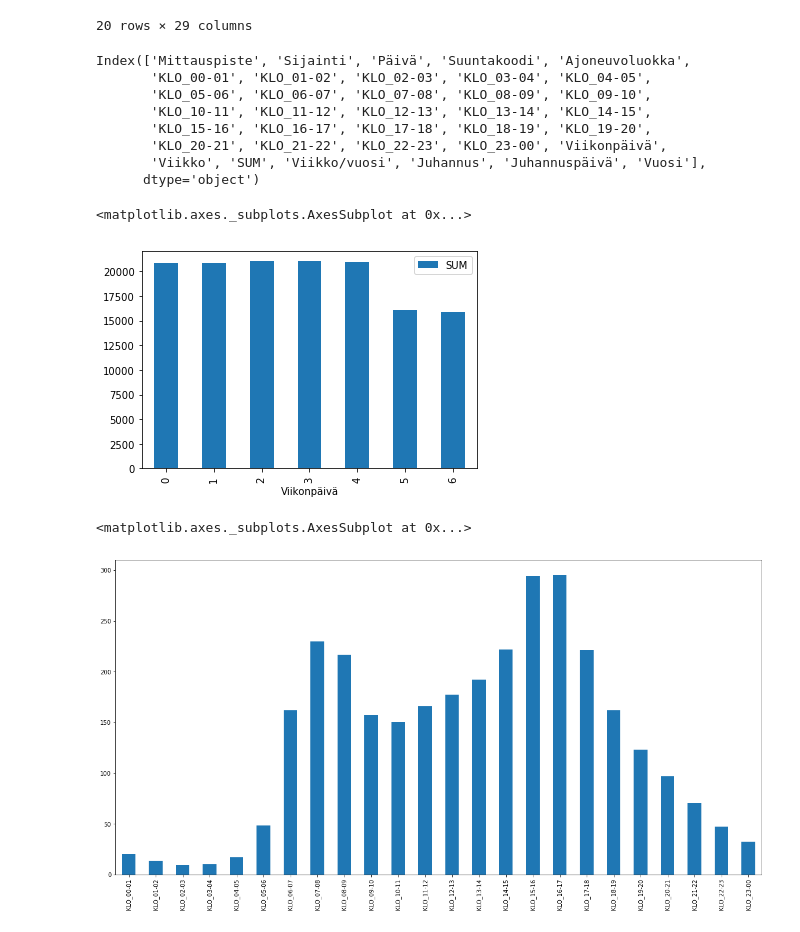
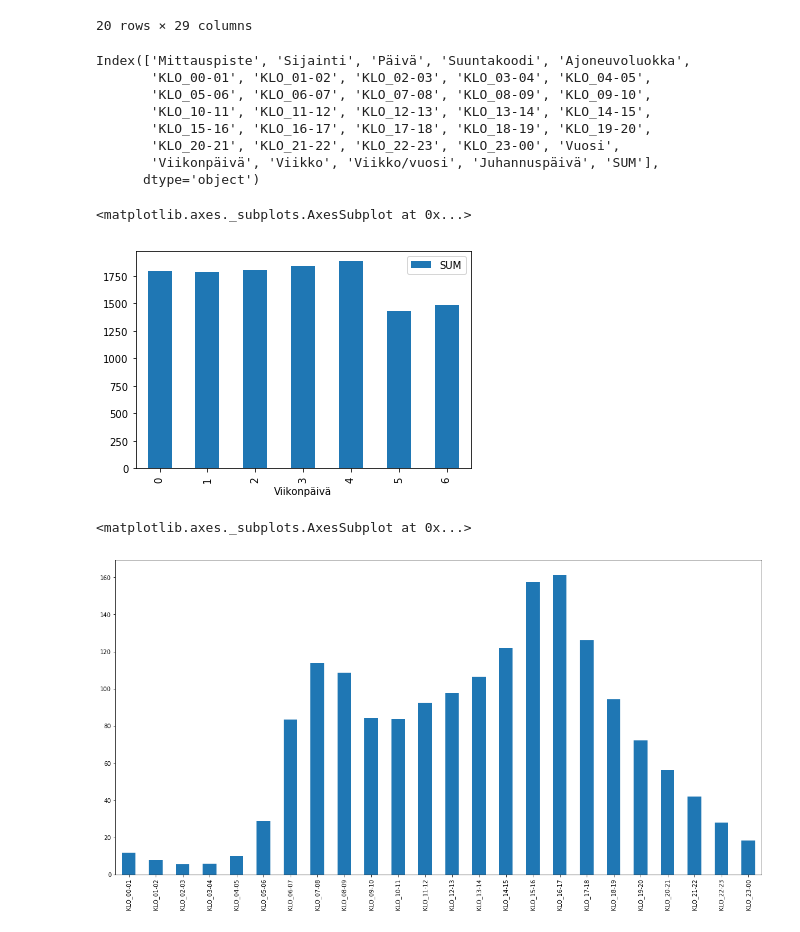
Before and after one commit to veicco/bcg-gamma, a Jupyter notebook: investigation.ipynb, the cells around one changed output. Saved outputs shown, nothing was run; the diff lists cells and outputs as text; code cells hidden in the pictures.

Commit message:
data refinement and some visualizations

```diff
--- a/investigation.ipynb
+++ b/investigation.ipynb
@@ -7,7 +7,6 @@ from dateutil import parser
 # %%
 #df = pd.read_csv('https://aineistot.liikennevirasto.fi/lam/rawdata/2018/[ELY]/lamraw_[lam_id]_[yearshort]_[day_number].csv')
 df = pd.read_csv('cleaned_dataset.csv')
-df = df.fillna(0)
 # %%
 df.head(20)
 # %% [output]
@@ -100,8 +99,8 @@ Index(['Mittauspiste', 'Sijainti', 'Päivä', 'Suuntakoodi', 'Ajoneuvoluokka',
        'KLO_05-06', 'KLO_06-07', 'KLO_07-08', 'KLO_08-09', 'KLO_09-10',
        'KLO_10-11', 'KLO_11-12', 'KLO_12-13', 'KLO_13-14', 'KLO_14-15',
        'KLO_15-16', 'KLO_16-17', 'KLO_17-18', 'KLO_18-19', 'KLO_19-20',
-       'KLO_20-21', 'KLO_21-22', 'KLO_22-23', 'KLO_23-00', 'Viikonpäivä',
-       'Viikko', 'SUM', 'Viikko/vuosi', 'Juhannus', 'Juhannuspäivä', 'Vuosi'],
+       'KLO_20-21', 'KLO_21-22', 'KLO_22-23', 'KLO_23-00', 'Vuosi',
+       'Viikonpäivä', 'Viikko', 'Viikko/vuosi', 'Juhannuspäivä', 'SUM'],
       dtype='object')
 # %%
 #ha = df[(df.Ajoneuvoluokka == "11 HA-PA")]
@@ -109,11 +108,11 @@ Index(['Mittauspiste', 'Sijainti', 'Päivä', 'Suuntakoodi', 'Ajoneuvoluokka',
 #ha
 # %%
 # average volume per weekday
-avg_weekday = ha[["Viikonpäivä", "SUM"]].groupby(["Viikonpäivä"]).agg('mean').reset_index()
+avg_weekday = df[["Viikonpäivä", "SUM"]].groupby(["Viikonpäivä"]).agg('mean').reset_index()
 avg_weekday.plot(x="Viikonpäivä", y="SUM", kind="bar")
 # %% [output]
 <matplotlib.axes._subplots.AxesSubplot at 0x...>
-[figure, old version]
+[figure, new version]
 # %%
 # average volume per clock time
 fig, ax = plt.subplots(figsize=(20, 10))
@@ -122,7 +121,7 @@ avg_time
 avg_time.plot(kind="bar", ax=ax)
 # %% [output]
 <matplotlib.axes._subplots.AxesSubplot at 0x...>
-[figure, old version]
+[figure, new version]
 # %%
 # average volume per week
 fig, ax = plt.subplots(figsize=(20, 10))
```
Also changed, not shown: parts of 5 cells of this notebook, 5 other files.
